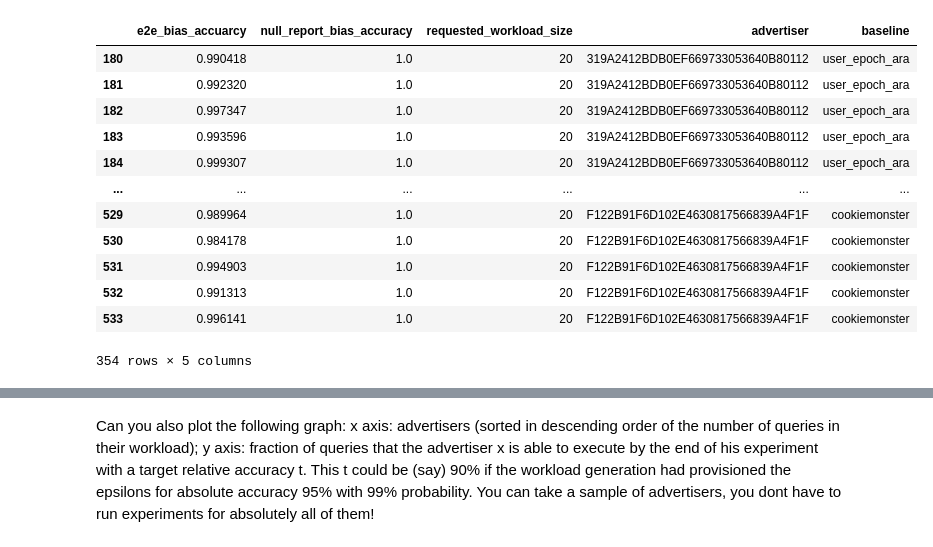
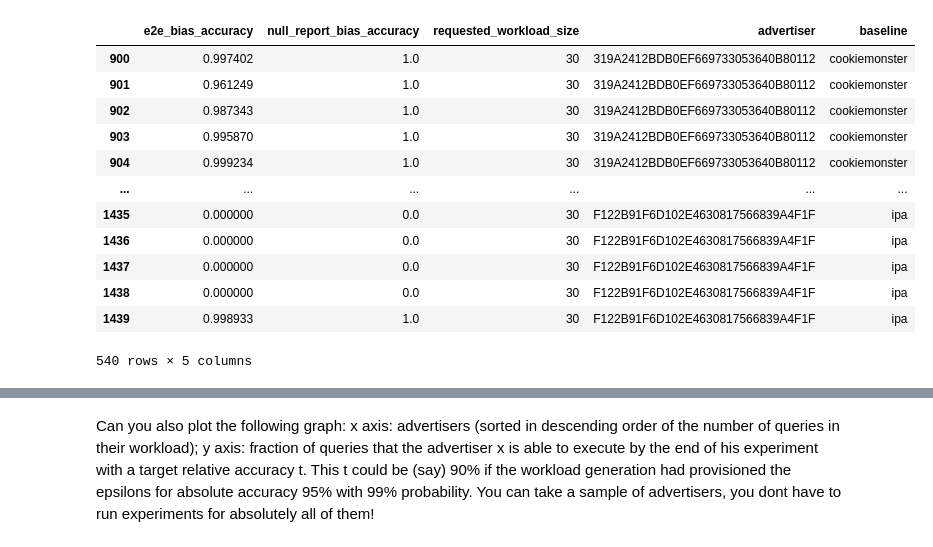
Before and after one commit to columbia/cookiemonster, a Jupyter notebook: notebooks/criteo_results_analysis.ipynb, the cells around one changed output, grey strips where cells are left out. Saved outputs shown, nothing was run; the diff lists cells and outputs as text; code cells hidden in the pictures.

```diff
--- a/notebooks/criteo_results_analysis.ipynb
+++ b/notebooks/criteo_results_analysis.ipynb
@@ -48,21 +48,21 @@ for requested_workload_size in requested_workload_sizes:
                     })
 p = pd.DataFrame.from_records(records)
 # %%
-p[p.requested_workload_size == 20]
+p[p.requested_workload_size == 30]
 # %% [output]
-|  | e2e_bias_accuarcy | null_report_bias_accuracy | requested_workload_size | advertiser | baseline |
-| 180 | 0.990418 | 1.0 | 20 | 319A2412BDB0EF669733053640B80112 | user_epoch_ara |
-| 181 | 0.992320 | 1.0 | 20 | 319A2412BDB0EF669733053640B80112 | user_epoch_ara |
-| 182 | 0.997347 | 1.0 | 20 | 319A2412BDB0EF669733053640B80112 | user_epoch_ara |
-| 183 | 0.993596 | 1.0 | 20 | 319A2412BDB0EF669733053640B80112 | user_epoch_ara |
-| 184 | 0.999307 | 1.0 | 20 | 319A2412BDB0EF669733053640B80112 | user_epoch_ara |
+|  | e2e_bias_accuracy | null_report_bias_accuracy | requested_workload_size | advertiser | baseline |
+| 900 | 0.997402 | 1.0 | 30 | 319A2412BDB0EF669733053640B80112 | cookiemonster |
+| 901 | 0.961249 | 1.0 | 30 | 319A2412BDB0EF669733053640B80112 | cookiemonster |
+| 902 | 0.987343 | 1.0 | 30 | 319A2412BDB0EF669733053640B80112 | cookiemonster |
+| 903 | 0.995870 | 1.0 | 30 | 319A2412BDB0EF669733053640B80112 | cookiemonster |
+| 904 | 0.999234 | 1.0 | 30 | 319A2412BDB0EF669733053640B80112 | cookiemonster |
 | ... | ... | ... | ... | ... | ... |
-| 529 | 0.989964 | 1.0 | 20 | F122B91F6D102E4630817566839A4F1F | cookiemonster |
-| 530 | 0.984178 | 1.0 | 20 | F122B91F6D102E4630817566839A4F1F | cookiemonster |
-| 531 | 0.994903 | 1.0 | 20 | F122B91F6D102E4630817566839A4F1F | cookiemonster |
-| 532 | 0.991313 | 1.0 | 20 | F122B91F6D102E4630817566839A4F1F | cookiemonster |
-| 533 | 0.996141 | 1.0 | 20 | F122B91F6D102E4630817566839A4F1F | cookiemonster |
+| 1435 | 0.000000 | 0.0 | 30 | F122B91F6D102E4630817566839A4F1F | ipa |
+| 1436 | 0.000000 | 0.0 | 30 | F122B91F6D102E4630817566839A4F1F | ipa |
+| 1437 | 0.000000 | 0.0 | 30 | F122B91F6D102E4630817566839A4F1F | ipa |
+| 1438 | 0.000000 | 0.0 | 30 | F122B91F6D102E4630817566839A4F1F | ipa |
+| 1439 | 0.998933 | 1.0 | 30 | F122B91F6D102E4630817566839A4F1F | ipa |
-354 rows × 5 columns
+540 rows × 5 columns
 # %%
 for log_y in [True, False]:
     title = (
```
Also changed, not shown: parts of 4 cells of this notebook, 18 other files.
